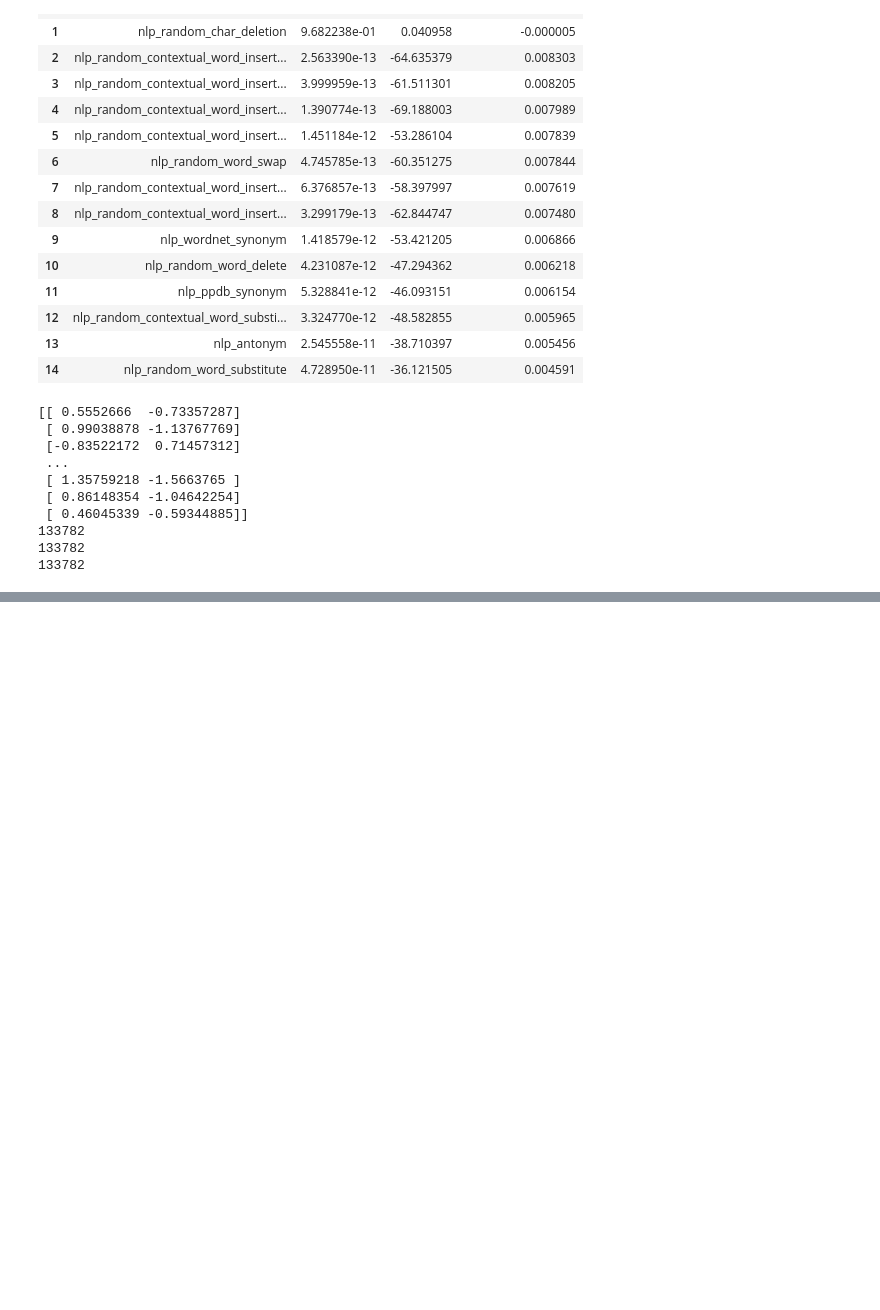
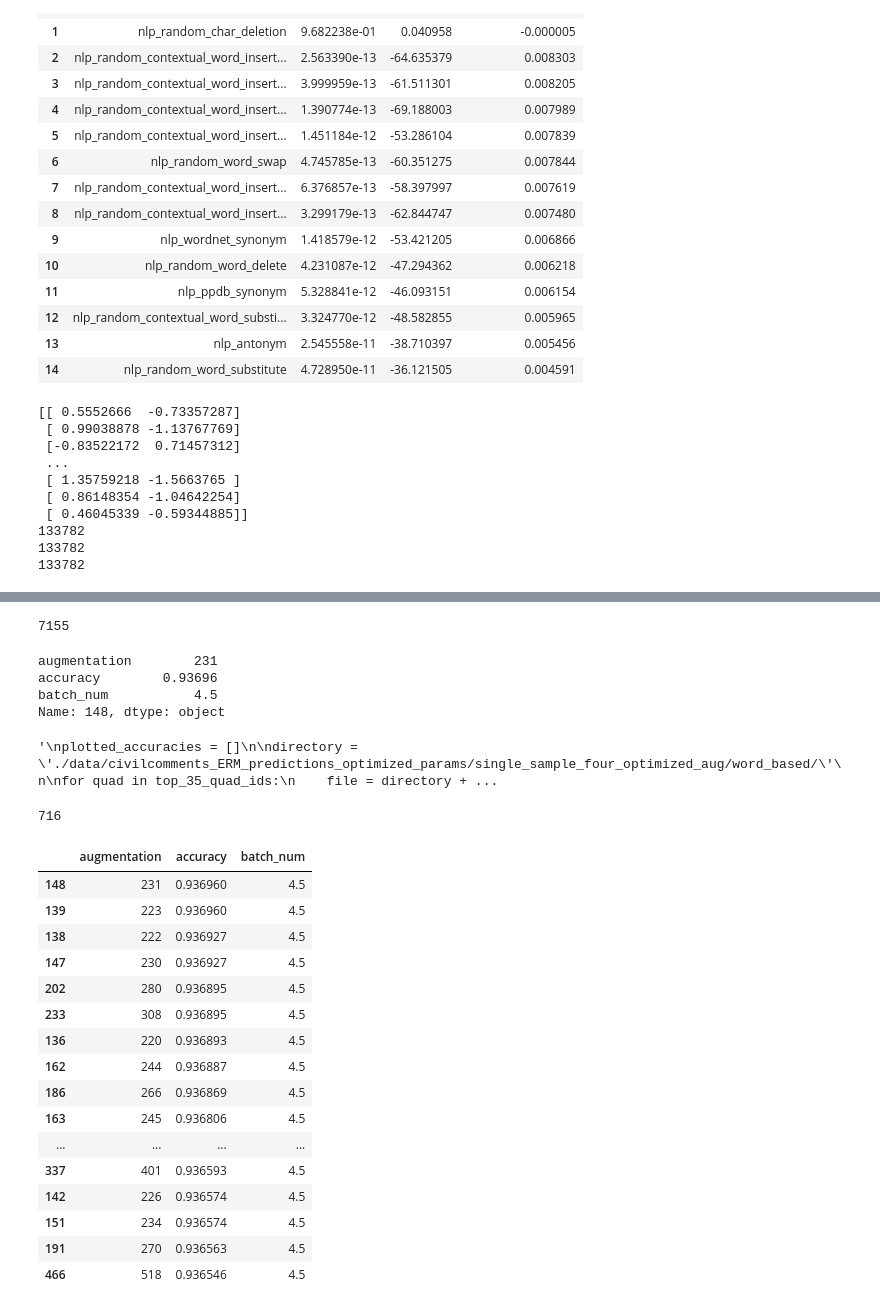
Before and after one commit to divyashan/tta_research, a Jupyter notebook: civil_comments_accuracy_graph_generation.ipynb, the cells around one changed output, grey strips where cells are left out. Cells and saved outputs as stored; diff of their text form; code cells hidden in the pictures; blank space fills up the shorter version.

```diff
--- a/civil_comments_accuracy_graph_generation.ipynb
+++ b/civil_comments_accuracy_graph_generation.ipynb
@@ -1100,0 +1476,15 @@ average_multiple_sample_multiple_aug_accuracies('./data/civilcomments_ERM_predic
+# %%
+plotted_accuracies = []
+
+bert_file = OUTPUT_PATH + 'civilcomments_ERM_predictions/bert.npy'
+
+directory = OUTPUT_PATH + 'civilcomments_ERM_predictions_optimized_params_four_samples/multi_aug/averaged_with_bert/'
+for file in os.listdir(directory):
+    if file.split('.')[-1] == 'npy':
+        plotted_accuracies.append(directory + file)
+
+
+plotted_accuracies.append(bert_file)
+
+
+df = create_accuracy_graph(plotted_accuracies, "box", num_runs = 10, apply_threshhold = True, plot = False)
@@ -1100,0 +1505,59 @@ average_multiple_sample_multiple_aug_accuracies('./data/civilcomments_ERM_predic
+# %%
+len(df)
+# %% [output]
+7155
+# %%
+top_quads_sorted = df.groupby("augmentation", as_index = False).mean().sort_values(by=['accuracy'], ascending=False)
+
+print(top_quads_sorted.iloc[0])
+# %% [output]
+augmentation        231
+accuracy        0.93696
+batch_num           4.5
+Name: 148, dtype: object
+# %%
+top_35_quads = df.groupby("augmentation", as_index = False).mean().sort_values(by=['accuracy'], ascending=False)[:35]
+top_35_quads
+
+
+"""
+plotted_accuracies = []
+
+directory = './data/civilcomments_ERM_predictions_optimized_params/single_sample_four_optimized_aug/word_based/'
+
+for quad in top_35_quad_ids:
+    file = directory + str(quad) + ".npy"
+    plotted_accuracies.append(file)
+
+
+plotted_accuracies.append('./data/civilcomments_ERM_predictions/bert.npy')
+
+
+top_35_df = create_accuracy_graph(plotted_accuracies, "bar", num_runs = 10)
+"""
+# %% [output]
+'\nplotted_accuracies = []\n\ndirectory = \'./data/civilcomments_ERM_predictions_optimized_params/single_sample_four_optimized_aug/word_based/\'\n\nfor quad in top_35_quad_ids:\n    file = directory + ...
+# %%
+len(top_quads_sorted)
+# %% [output]
+716
+# %%
+top_35_quads
+# %% [output]
+|  | augmentation | accuracy | batch_num |
+| 148 | 231 | 0.936960 | 4.5 |
+| 139 | 223 | 0.936960 | 4.5 |
+| 138 | 222 | 0.936927 | 4.5 |
+| 147 | 230 | 0.936927 | 4.5 |
+| 202 | 280 | 0.936895 | 4.5 |
+| 233 | 308 | 0.936895 | 4.5 |
+| 136 | 220 | 0.936893 | 4.5 |
+| 162 | 244 | 0.936887 | 4.5 |
+| 186 | 266 | 0.936869 | 4.5 |
+| 163 | 245 | 0.936806 | 4.5 |
+| ... | ... | ... | ... |
+| 337 | 401 | 0.936593 | 4.5 |
+| 142 | 226 | 0.936574 | 4.5 |
+| 151 | 234 | 0.936574 | 4.5 |
+| 191 | 270 | 0.936563 | 4.5 |
+| 466 | 518 | 0.936546 | 4.5 |
```
Also changed, not shown: parts of 16 cells of this notebook, 22 other files.
